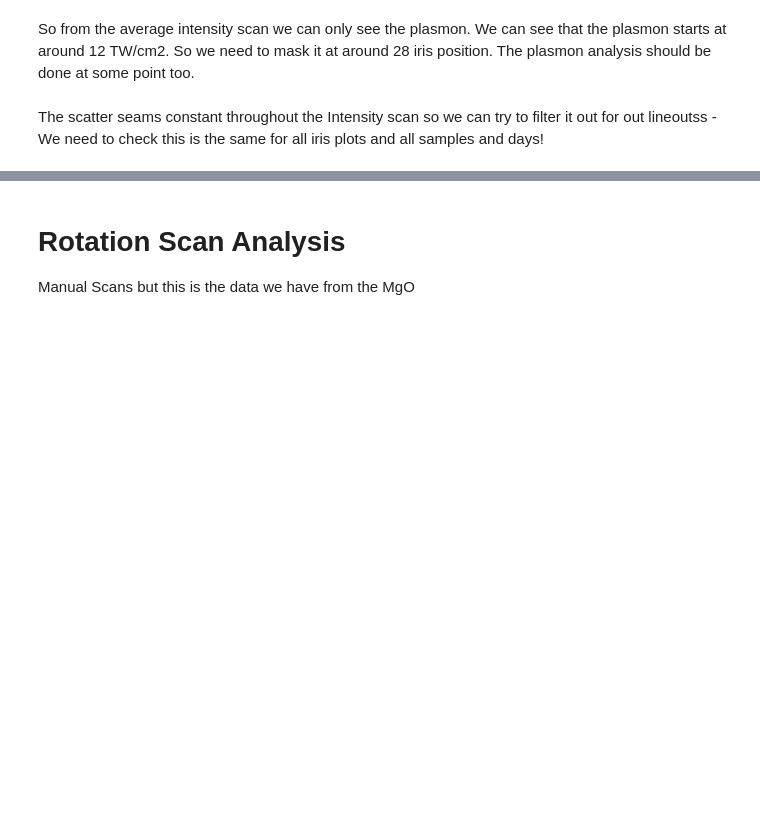
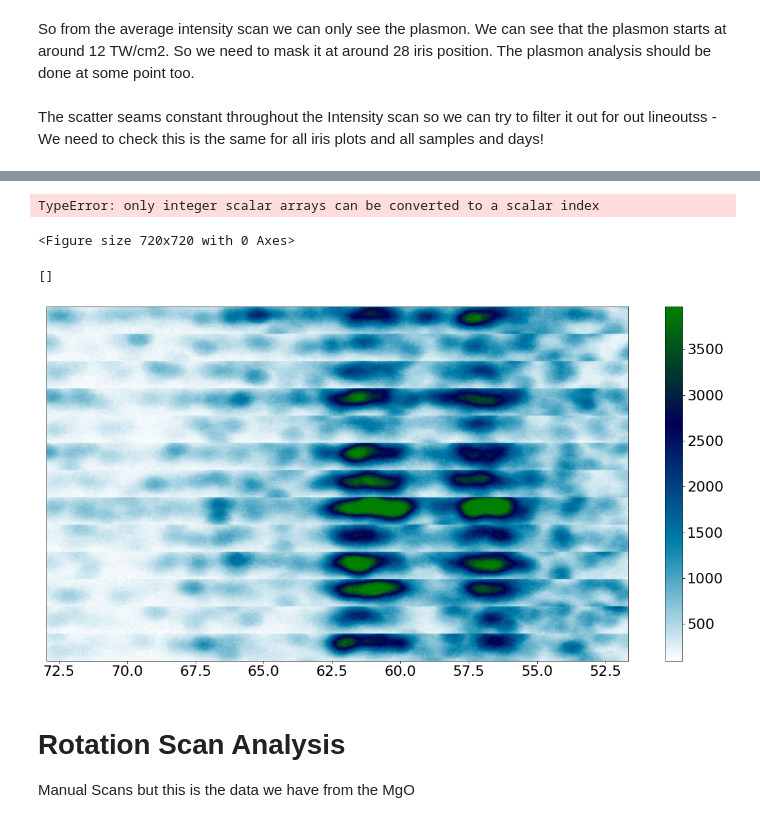
Before and after one commit to KasiaKoo/Artemis_Jan22, a Jupyter notebook: MgO_1800nm.ipynb, the cells around one changed output, grey strips where cells are left out. Saved outputs shown, nothing was run; the diff lists cells and outputs as text; code cells hidden in the pictures; blank space fills up the shorter version.

```diff
--- a/MgO_1800nm.ipynb
+++ b/MgO_1800nm.ipynb
@@ -101,15 +152,30 @@ def return_scan_data_slap(scan, stage, df = False):
+# %%
+x, y, Z = Chirp.return_scan_data('thick')
+cmap = plt.get_cmap('coolwarm')
+colors = [cmap(i) for i in np.linspace(0, 1, len(x))]
+vmin=10**2.4
+Z[Z<vmin]=vmin
+plt.figure(figsize=(10,10))
+mask = x <= 1.08
+for i in range(len(x[mask])):
+    plt.plot(y,Z[mask][i], label=abs(x[mask][i]-1.08).round(2),color=colors[mask][i])
+
+plt.legend(bbox_to_anchor=(1.05, 1.0), loc='upper left')
+plt.xlim(17,25)
+# %% [output]
+TypeError: only integer scalar arrays can be converted to a scalar index
+<Figure size 720x720 with 0 Axes>
 # %%
-x,y,Z = return_scan_data_slap(Chirp, 'thick')
+x, y, Z = Chirp.return_scan_data_slab('thick')
 fig, ax = plt.subplots(figsize = (20,10))
-#vmin=5000
-#Z[Z<vmin]=vmin
-#cma = ax.contourf(y,x,Z, levels=50, cmap='ocean_r')
-plt.imshow(np.log10(Z), vmin=1.5, cmap = 'ocean_r')
-plt.colorbar()
-#cba = plt.colorbar(cma, ax=ax)
-ax.set_ylabel('Glass Thickness [mm]')
-ax.set_xlabel('Photon Energy [eV]')
-ax.set_xlim(left=16)
+#cma = ax.contourf(y,x,np.log10(Z), levels=50, cmap='ocean_r')
+cma = ax.imshow(Z, cmap='ocean_r', extent=[max(y), min(y), -1,1], aspect='auto')
+cba = plt.colorbar(cma, ax=ax)
+ax.set_xlim(1240/17, 1240/24)
+ax.set_yticks([])
+# %% [output]
+[]
+[figure, added]
 # %% [markdown]
 # Rotation Scan Analysis
 
```
Also changed, not shown: parts of 9 cells of this notebook, 2 other files.
